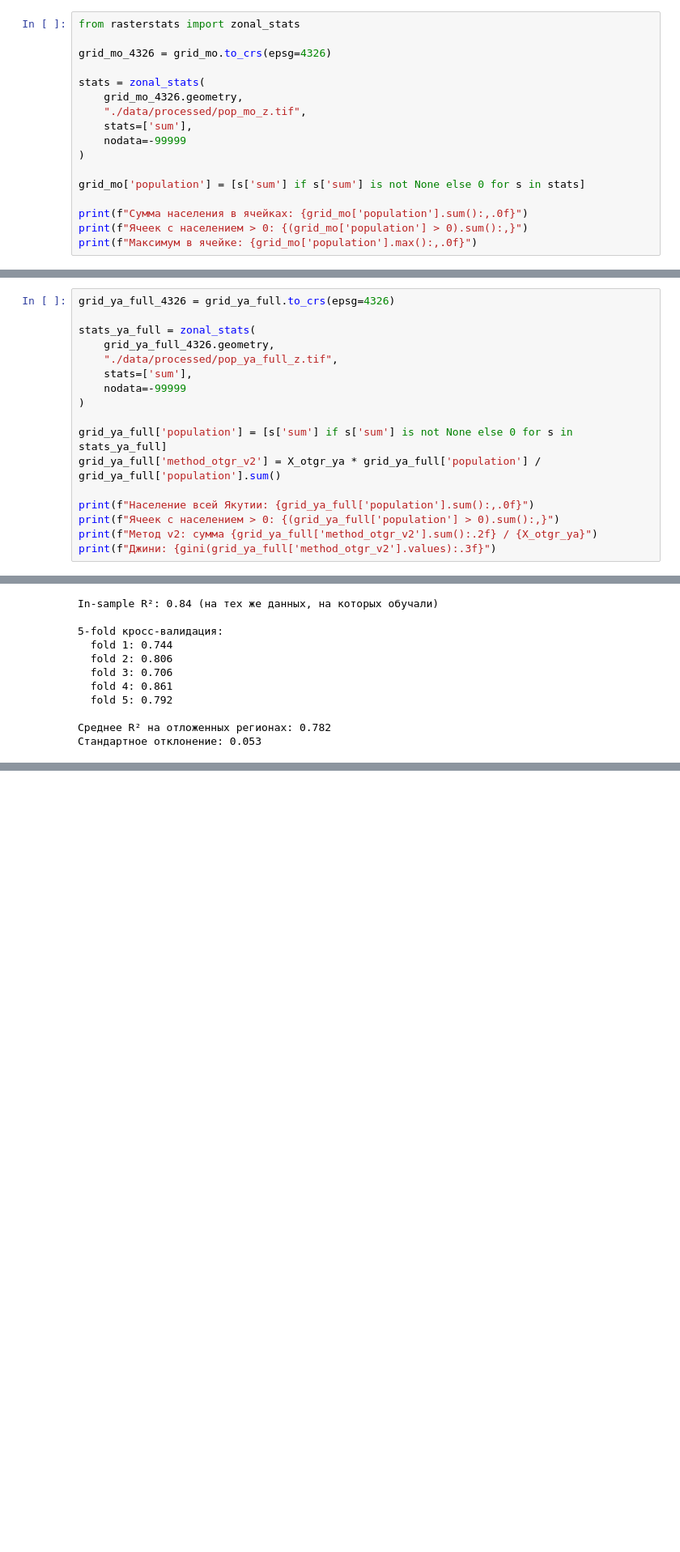
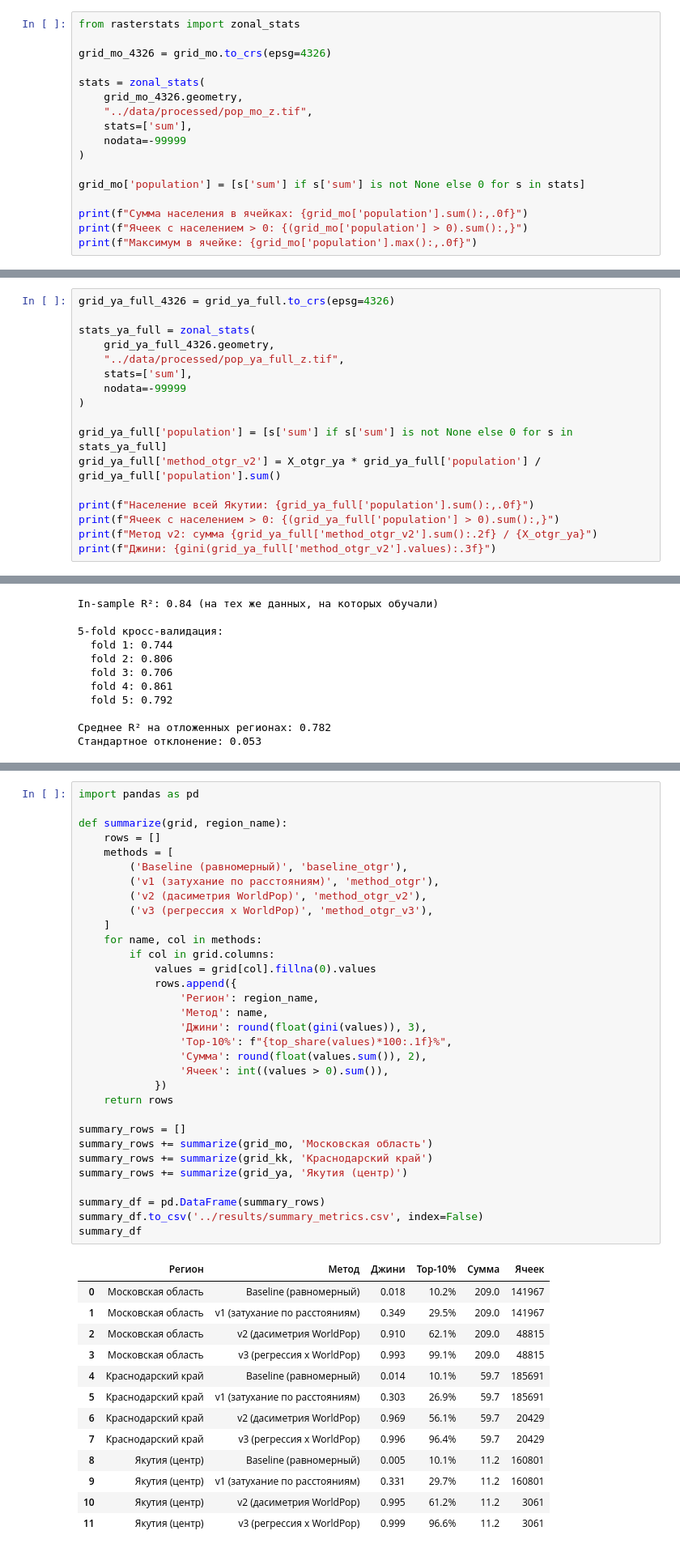
Before and after one commit to f-kravchenko/mipt-spring-2026-prak-spacial-distribution, a Jupyter notebook: notebooks/02_grid.ipynb, the cells around one changed output, grey strips where cells are left out. Shown at 81% size. Saved outputs shown, nothing was run; the diff lists cells and outputs as text; blank space fills up the shorter version.

```diff
--- a/02_grid.ipynb
+++ b/notebooks/02_grid.ipynb
@@ -848,7 +868,7 @@ grid_mo_4326 = grid_mo.to_crs(epsg=4326)
 
 stats = zonal_stats(
     grid_mo_4326.geometry,
-    "./data/processed/pop_mo_z.tif",
+    "../data/processed/pop_mo_z.tif",
     stats=['sum'],
     nodata=-99999
 )
@@ -988,7 +1008,7 @@ grid_ya_full_4326 = grid_ya_full.to_crs(epsg=4326)
 
 stats_ya_full = zonal_stats(
     grid_ya_full_4326.geometry,
-    "./data/processed/pop_ya_full_z.tif",
+    "../data/processed/pop_ya_full_z.tif",
     stats=['sum'],
     nodata=-99999
 )
@@ -1260,0 +1329,46 @@ print("\nсохранено: ./results/regression_residuals.png")
+# %%
+import pandas as pd
+
+def summarize(grid, region_name):
+    rows = []
+    methods = [
+        ('Baseline (равномерный)', 'baseline_otgr'),
+        ('v1 (затухание по расстояниям)', 'method_otgr'),
+        ('v2 (дасиметрия WorldPop)', 'method_otgr_v2'),
+        ('v3 (регрессия x WorldPop)', 'method_otgr_v3'),
+    ]
+    for name, col in methods:
+        if col in grid.columns:
+            values = grid[col].fillna(0).values
+            rows.append({
+                'Регион': region_name,
+                'Метод': name,
+                'Джини': round(float(gini(values)), 3),
+                'Top-10%': f"{top_share(values)*100:.1f}%",
+                'Сумма': round(float(values.sum()), 2),
+                'Ячеек': int((values > 0).sum()),
+            })
+    return rows
+
+summary_rows = []
+summary_rows += summarize(grid_mo, 'Московская область')
+summary_rows += summarize(grid_kk, 'Краснодарский край')
+summary_rows += summarize(grid_ya, 'Якутия (центр)')
+
+summary_df = pd.DataFrame(summary_rows)
+summary_df.to_csv('../results/summary_metrics.csv', index=False)
+summary_df
+# %% [output]
+|  | Регион | Метод | Джини | Top-10% | Сумма | Ячеек |
+| 0 | Московская область | Baseline (равномерный) | 0.018 | 10.2% | 209.0 | 141967 |
+| 1 | Московская область | v1 (затухание по расстояниям) | 0.349 | 29.5% | 209.0 | 141967 |
+| 2 | Московская область | v2 (дасиметрия WorldPop) | 0.910 | 62.1% | 209.0 | 48815 |
+| 3 | Московская область | v3 (регрессия x WorldPop) | 0.993 | 99.1% | 209.0 | 48815 |
+| 4 | Краснодарский край | Baseline (равномерный) | 0.014 | 10.1% | 59.7 | 185691 |
+| 5 | Краснодарский край | v1 (затухание по расстояниям) | 0.303 | 26.9% | 59.7 | 185691 |
+| 6 | Краснодарский край | v2 (дасиметрия WorldPop) | 0.969 | 56.1% | 59.7 | 20429 |
+| 7 | Краснодарский край | v3 (регрессия x WorldPop) | 0.996 | 96.4% | 59.7 | 20429 |
+| 8 | Якутия (центр) | Baseline (равномерный) | 0.005 | 10.1% | 11.2 | 160801 |
+| 9 | Якутия (центр) | v1 (затухание по расстояниям) | 0.331 | 29.7% | 11.2 | 160801 |
+| 10 | Якутия (центр) | v2 (дасиметрия WorldPop) | 0.995 | 61.2% | 11.2 | 3061 |
+| 11 | Якутия (центр) | v3 (регрессия x WorldPop) | 0.999 | 96.6% | 11.2 | 3061 |
```
Also changed, not shown: parts of 20 cells of this notebook, 9 other files.
